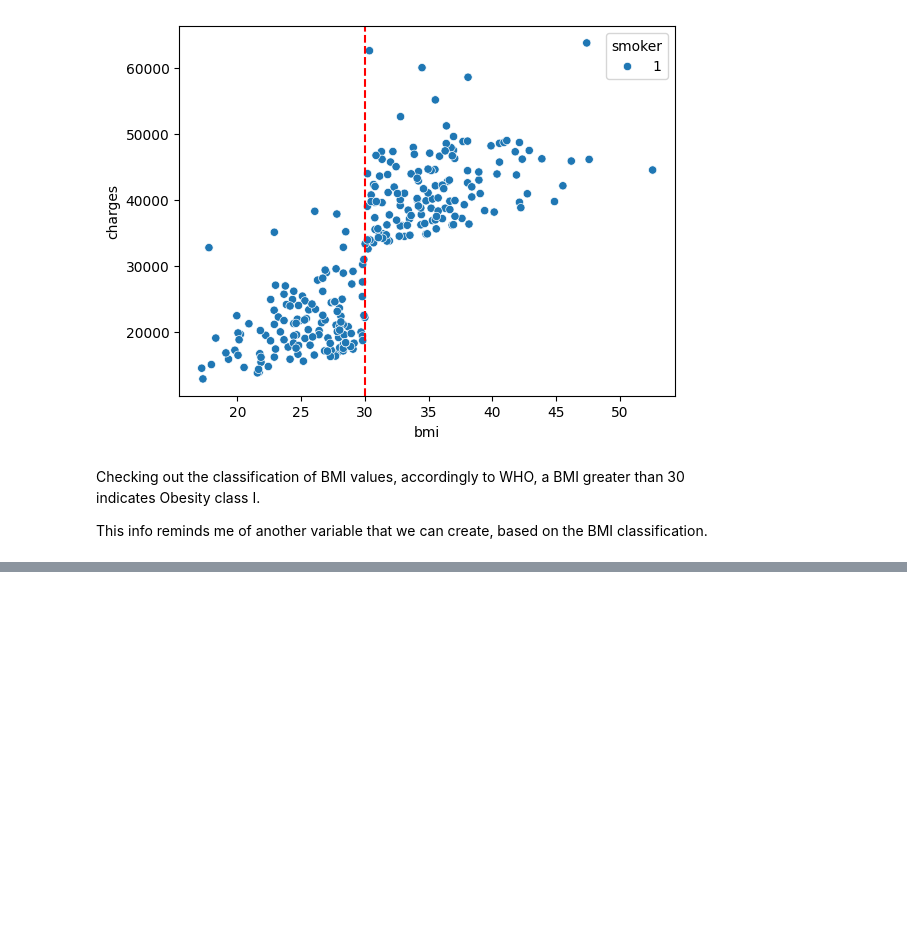
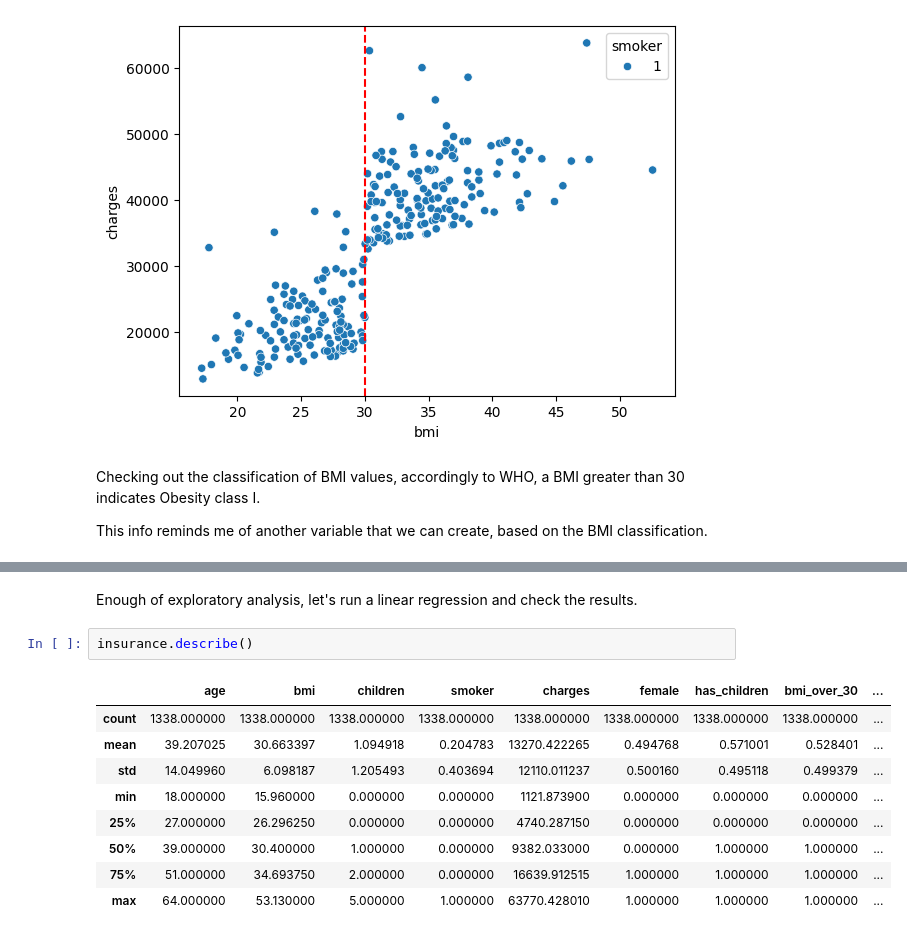
Before and after one commit to gustavofladeira/medical-costs, a Jupyter notebook: main_script.ipynb, the cells around one changed output, grey strips where cells are left out. Drawn from its saved outputs; the diff is of its cells as text; blank space fills up the shorter version.

Commit message:
'regression'

```diff
--- a/main_script.ipynb
+++ b/main_script.ipynb
@@ -155,0 +200,14 @@ df[df['nutritional_status'] != df['nutritional_status2']]
+# %% [markdown]
+Enough of exploratory analysis, let's run a linear regression and check the results.
+# %%
+insurance.describe()
+# %% [output]
+|  | age | bmi | children | smoker | charges | female | has_children | bmi_over_30 | ... |
+| count | 1338.000000 | 1338.000000 | 1338.000000 | 1338.000000 | 1338.000000 | 1338.000000 | 1338.000000 | 1338.000000 | ... |
+| mean | 39.207025 | 30.663397 | 1.094918 | 0.204783 | 13270.422265 | 0.494768 | 0.571001 | 0.528401 | ... |
+| std | 14.049960 | 6.098187 | 1.205493 | 0.403694 | 12110.011237 | 0.500160 | 0.495118 | 0.499379 | ... |
+| min | 18.000000 | 15.960000 | 0.000000 | 0.000000 | 1121.873900 | 0.000000 | 0.000000 | 0.000000 | ... |
+| 25% | 27.000000 | 26.296250 | 0.000000 | 0.000000 | 4740.287150 | 0.000000 | 0.000000 | 0.000000 | ... |
+| 50% | 39.000000 | 30.400000 | 1.000000 | 0.000000 | 9382.033000 | 0.000000 | 1.000000 | 1.000000 | ... |
+| 75% | 51.000000 | 34.693750 | 2.000000 | 0.000000 | 16639.912515 | 1.000000 | 1.000000 | 1.000000 | ... |
+| max | 64.000000 | 53.130000 | 5.000000 | 1.000000 | 63770.428010 | 1.000000 | 1.000000 | 1.000000 | ... |
```
Also changed, not shown: parts of 20 cells of this notebook.
